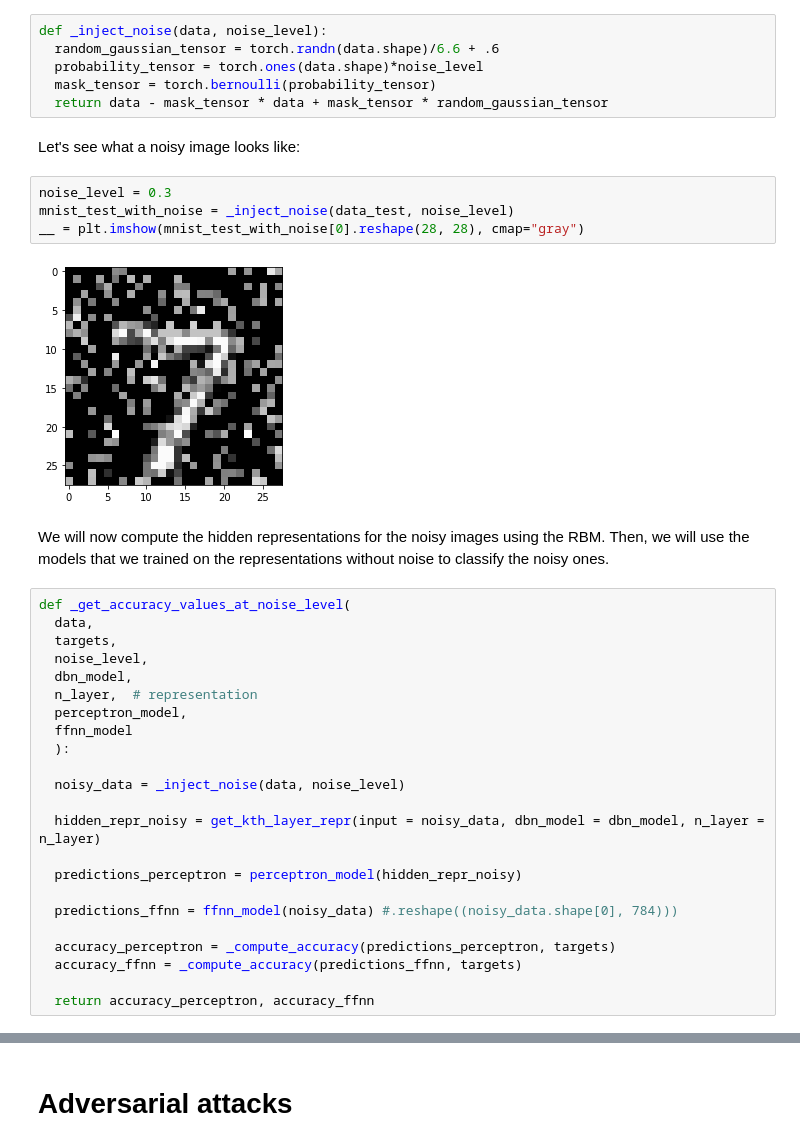
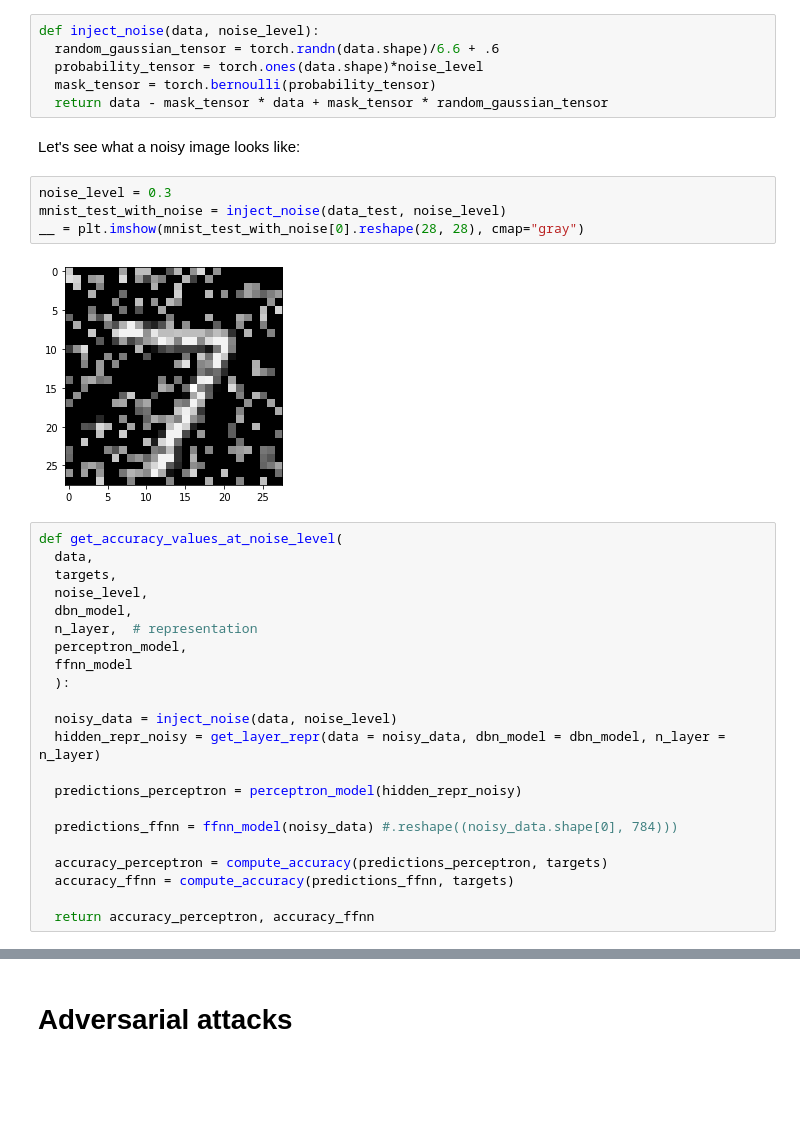
Before and after one commit to PashaIanko/RestrictedBolzmannMachine, a Jupyter notebook: Project remaster.ipynb, the cells around one changed output, grey strips where cells are left out. Saved outputs shown, nothing was run; the diff lists cells and outputs as text; blank space fills up the shorter version.

```diff
--- a/Project remaster.ipynb
+++ b/Project remaster.ipynb
@@ -243,7 +456,7 @@ _compute_accuracy(predictions_ffnn, targets_test)
 # %% [markdown]
 We will now inject some noise in the input images and see how much the representations learned by the RBM are robust to noise.
 # %%
-def _inject_noise(data, noise_level):
+def inject_noise(data, noise_level):
   random_gaussian_tensor = torch.randn(data.shape)/6.6 + .6
   probability_tensor = torch.ones(data.shape)*noise_level
   mask_tensor = torch.bernoulli(probability_tensor)
@@ -252,14 +465,12 @@ def _inject_noise(data, noise_level):
 Let's see what a noisy image looks like:
 # %%
 noise_level = 0.3
-mnist_test_with_noise = _inject_noise(data_test, noise_level)
+mnist_test_with_noise = inject_noise(data_test, noise_level)
 __ = plt.imshow(mnist_test_with_noise[0].reshape(28, 28), cmap="gray")
 # %% [output]
-[figure, old version]
+[figure, new version]
-# %% [markdown]
-We will now compute the hidden representations for the noisy images using the RBM. Then, we will use the models that we trained on the representations without noise to classify the noisy ones.
 # %%
-def _get_accuracy_values_at_noise_level(
+def get_accuracy_values_at_noise_level(
   data,
   targets,
   noise_level,
@@ -269,16 +480,15 @@ def _get_accuracy_values_at_noise_level(
   ffnn_model
   ):
 
-  noisy_data = _inject_noise(data, noise_level)
-
-  hidden_repr_noisy = get_kth_layer_repr(input = noisy_data, dbn_model = dbn_model, n_layer = n_layer)
+  noisy_data = inject_noise(data, noise_level)
+  hidden_repr_noisy = get_layer_repr(data = noisy_data, dbn_model = dbn_model, n_layer = n_layer)
 
   predictions_perceptron = perceptron_model(hidden_repr_noisy)
 
   predictions_ffnn = ffnn_model(noisy_data) #.reshape((noisy_data.shape[0], 784)))
 
-  accuracy_perceptron = _compute_accuracy(predictions_perceptron, targets)
-  accuracy_ffnn = _compute_accuracy(predictions_ffnn, targets)
+  accuracy_perceptron = compute_accuracy(predictions_perceptron, targets)
+  accuracy_ffnn = compute_accuracy(predictions_ffnn, targets)
 
   return accuracy_perceptron, accuracy_ffnn
 # %%
```
Also changed, not shown: parts of 44 cells of this notebook.
